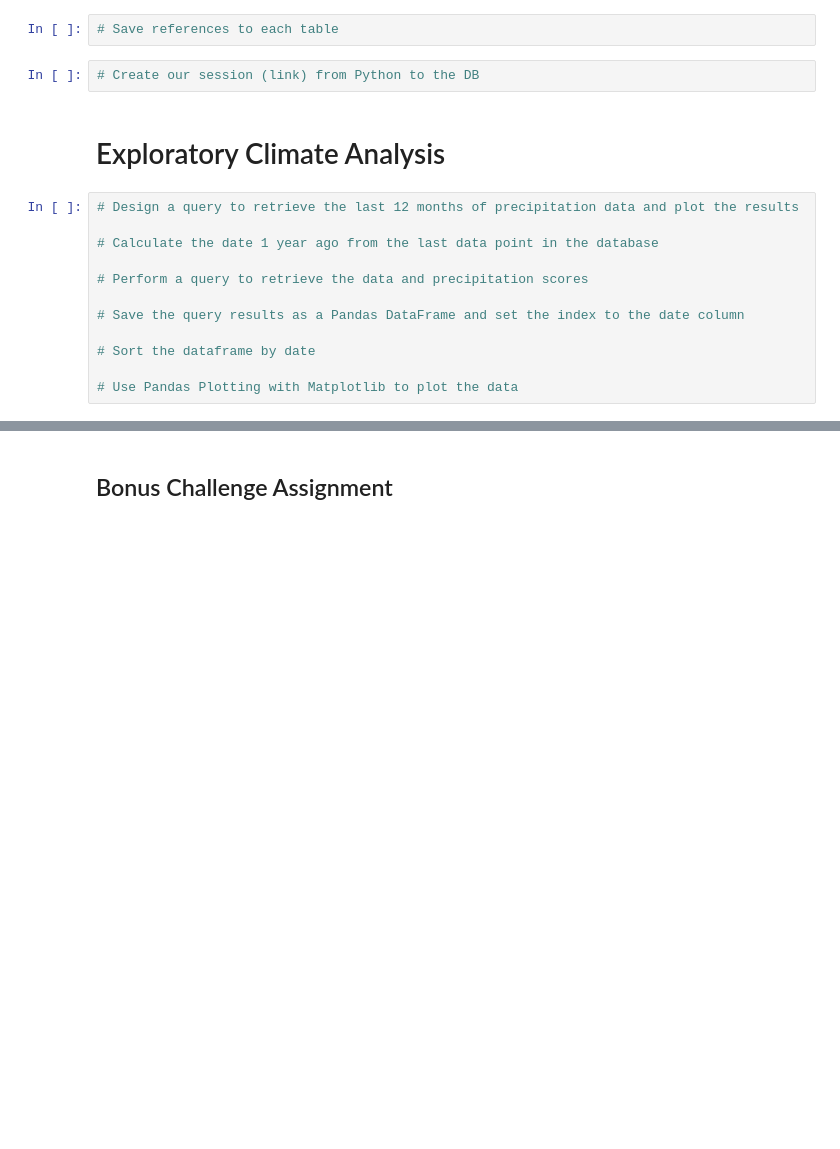
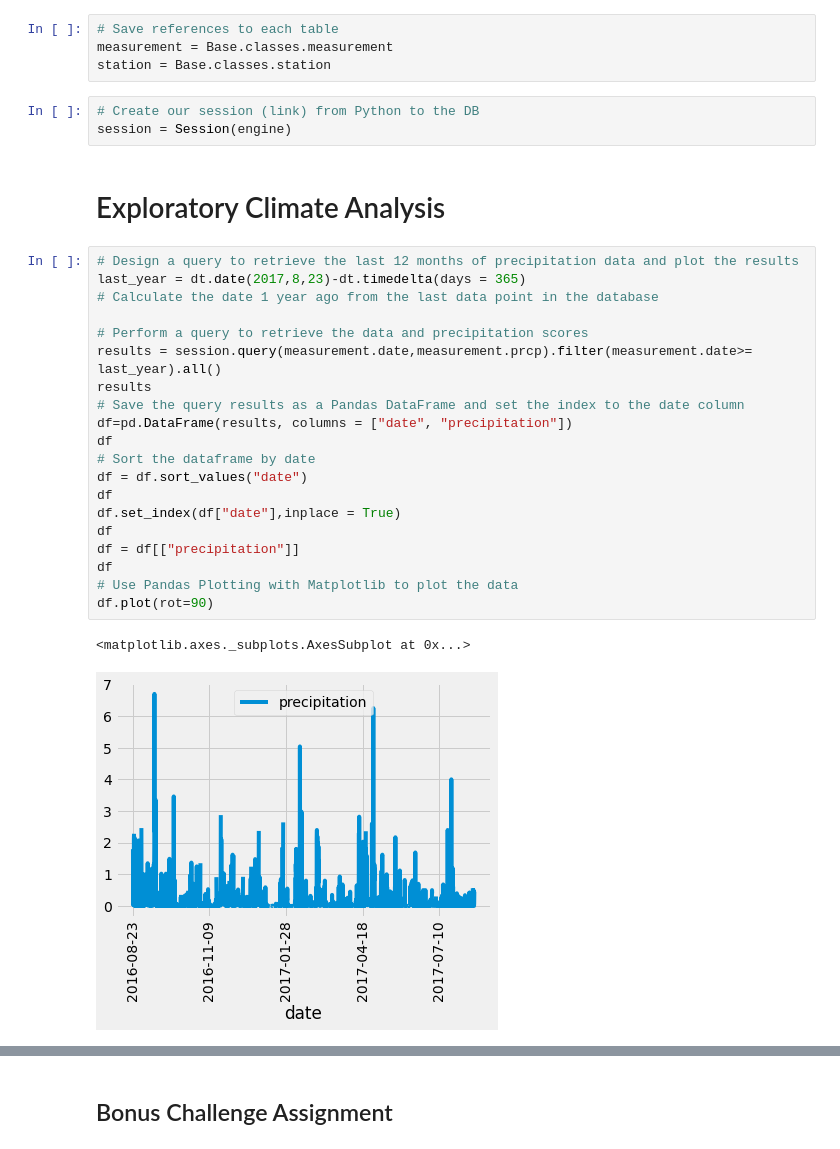
Before and after one commit to jenmusdat/sqlaclhemy-challenge, a Jupyter notebook: climate_starter.ipynb, the cells around one changed output, grey strips where cells are left out. Drawn from its saved outputs; the diff is of its cells as text; blank space fills up the shorter version.

```diff
--- a/climate_starter.ipynb
+++ b/climate_starter.ipynb
@@ -31,21 +31,35 @@ Base.classes.keys()
 ['measurement', 'station']
 # %%
 # Save references to each table
+measurement = Base.classes.measurement
+station = Base.classes.station
 # %%
 # Create our session (link) from Python to the DB
+session = Session(engine)
 # %% [markdown]
 # Exploratory Climate Analysis
 # %%
 # Design a query to retrieve the last 12 months of precipitation data and plot the results
-
+last_year = dt.date(2017,8,23)-dt.timedelta(days = 365)
 # Calculate the date 1 year ago from the last data point in the database
 
 # Perform a query to retrieve the data and precipitation scores
-
+results = session.query(measurement.date,measurement.prcp).filter(measurement.date>= last_year).all()
+results
 # Save the query results as a Pandas DataFrame and set the index to the date column
-
+df=pd.DataFrame(results, columns = ["date", "precipitation"])
+df
 # Sort the dataframe by date
-
+df = df.sort_values("date")
+df
+df.set_index(df["date"],inplace = True)
+df
+df = df[["precipitation"]]
+df
 # Use Pandas Plotting with Matplotlib to plot the data
+df.plot(rot=90)
+# %% [output]
+<matplotlib.axes._subplots.AxesSubplot at 0x...>
+[figure, added]
 # %%
 # Use Pandas to calcualte the summary statistics for the precipitation data
```
Also changed, not shown: parts of 5 cells of this notebook, 2 other files.
